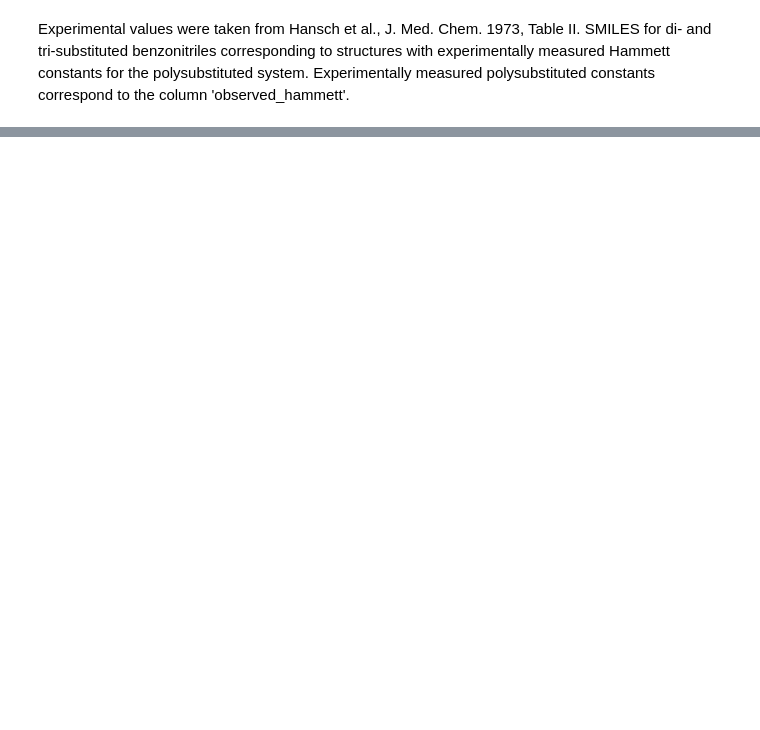
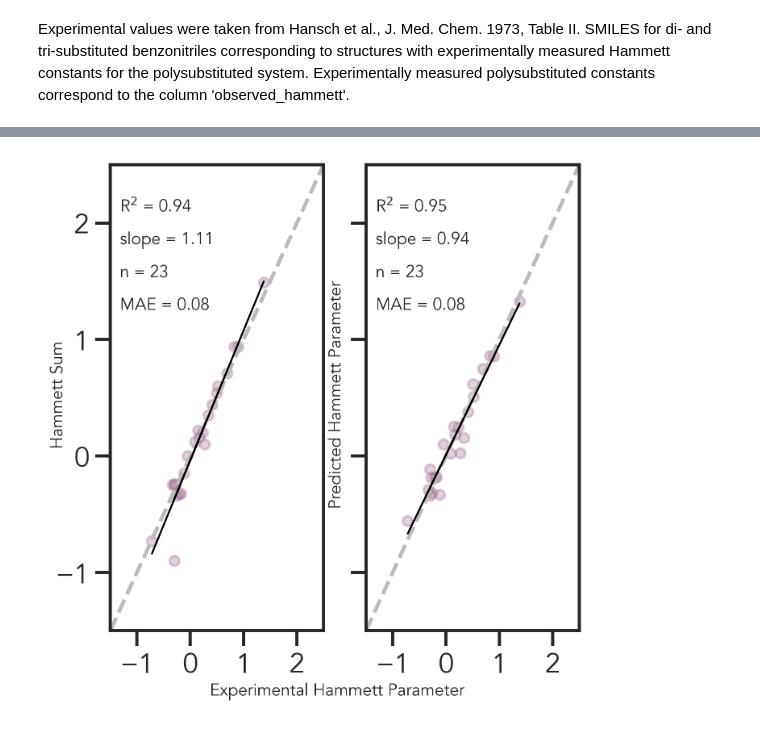
Before and after one commit to patonlab/computational-hammett-predictions-and-additivity-assessment, a Jupyter notebook: notebooks/experimental_validation.ipynb, the cells around one changed output, grey strips where cells are left out. Drawn from its saved outputs; the diff is of its cells as text; code cells hidden in the pictures; blank space fills up the shorter version.

```diff
--- a/notebooks/experimental_validation.ipynb
+++ b/notebooks/experimental_validation.ipynb
@@ -516,0 +623,52 @@ plt.show()
+# %%
+# create a figure comparing the sum and predicted Hammett results for 3,4-disubstituted compounds
+x = df_charges_3_4['observed_hammett'].values.reshape(-1, 1)
+y = df_charges_3_4['hammett_sum'].values.reshape(-1, 1)
+a = df_charges_3_4['predicted_hammett'].values.reshape(-1, 1)
+
+regr_3_4_sum = linear_model.LinearRegression()
+regr_3_4_sum.fit(x, y)
+r_value_3_4_sum = r2_score(y, regr_3_4_sum.predict(x))
+
+mae_3_4_sum = mean_absolute_error(y, x)
+
+regr_3_4_pred = linear_model.LinearRegression()
+regr_3_4_pred.fit(x, a)
+r_value_3_4_pred = r2_score(a, regr_3_4_pred.predict(x))
+
+mae_3_4_pred = mean_absolute_error(a, x)
+
+fig, (ax1, ax3) = plt.subplots(1, 2, figsize=(5, 5), sharex=True, sharey=True)
+ax1.axline((0, 0), slope=1, color=tol_grey, linestyle="--")
+ax3.axline((0, 0), slope=1, color=tol_grey, linestyle="--")
+ax1.scatter(x, y, color=rosewood_plum, alpha=0.30, edgecolors=rosewood_plum, s=35)
+ax3.scatter(x, a, color=rosewood_plum, alpha=0.30, edgecolors=rosewood_plum, s=35)
+ax1.set_xlim(-1.5, 2.5)
+ax3.set_xlim(-1.5, 2.5)
+ax1.set_xticks(np.round(np.linspace(-1, 2, 4), 2))
+ax3.set_xticks(np.round(np.linspace(-1, 2, 4), 2))
+ax1.set_ylim(-1.5, 2.5)
+ax3.set_ylim(-1.5, 2.5)
+ax1.set_yticks(np.round(np.linspace(-1, 2, 4), 1))
+ax3.set_yticks(np.round(np.linspace(-1, 2, 4), 1))
+ax1.plot(x, regr_3_4_sum.predict(x), color="black", linewidth=1)
+ax3.plot(x, regr_3_4_pred.predict(x), color="black", linewidth=1)
+ax1.annotate(f'R$^2$ = {"{:.2f}".format(r_value_3_4_sum)}', xy=(0.045,0.90), xycoords='axes fraction', fontsize=10)
+ax1.annotate(f'slope = {"{:.2f}".format(regr_3_4_sum.coef_[0][0])}', xy=(0.045,0.83), xycoords='axes fraction', fontsize=10)
+ax1.annotate(f'n = {len(x)}', xy=(0.045,0.76), xycoords='axes fraction', fontsize=10)
+ax1.annotate(f'MAE = {"{:.2f}".format(mae_3_4_sum)}', xy=(0.045,0.69), xycoords='axes fraction', fontsize=10)
+# ax1.annotate('3,4-disubstituted (sum)', xy=(0.25,0.1), xycoords='axes fraction', fontsize=14)
+ax3.annotate(f'R$^2$ = {"{:.2f}".format(r_value_3_4_pred)}', xy=(0.045,0.90), xycoords='axes fraction', fontsize=10)
+ax3.annotate(f'slope = {"{:.2f}".format(regr_3_4_pred.coef_[0][0])}', xy=(0.045,0.83), xycoords='axes fraction', fontsize=10)
+ax3.annotate(f'n = {len(a)}', xy=(0.045,0.76), xycoords='axes fraction', fontsize=10)
+ax3.annotate(f'MAE = {"{:.2f}".format(mae_3_4_pred)}', xy=(0.045,0.69), xycoords='axes fraction', fontsize=10)
+# ax3.annotate('3,4-disubstituted (predicted)', xy=(0.25,0.1), xycoords='axes fraction', fontsize=14)
+fig.text(0.5, 0.01, 'Experimental Hammett Parameter', ha='center', va='center', fontsize=10)
+fig.text(0.04, 0.5, 'Hammett Sum', ha='center', va='center', rotation='vertical', fontsize=10)
+fig.text(0.5, 0.5, 'Predicted Hammett Parameter', ha='center', va='center', rotation='vertical', fontsize=10)
+
+# plt.savefig('experimental_poly.svg', bbox_inches='tight', dpi=300)
+
+plt.show()
+# %% [output]
+[figure, added]
```
Also changed, not shown: parts of 2 cells of this notebook.
